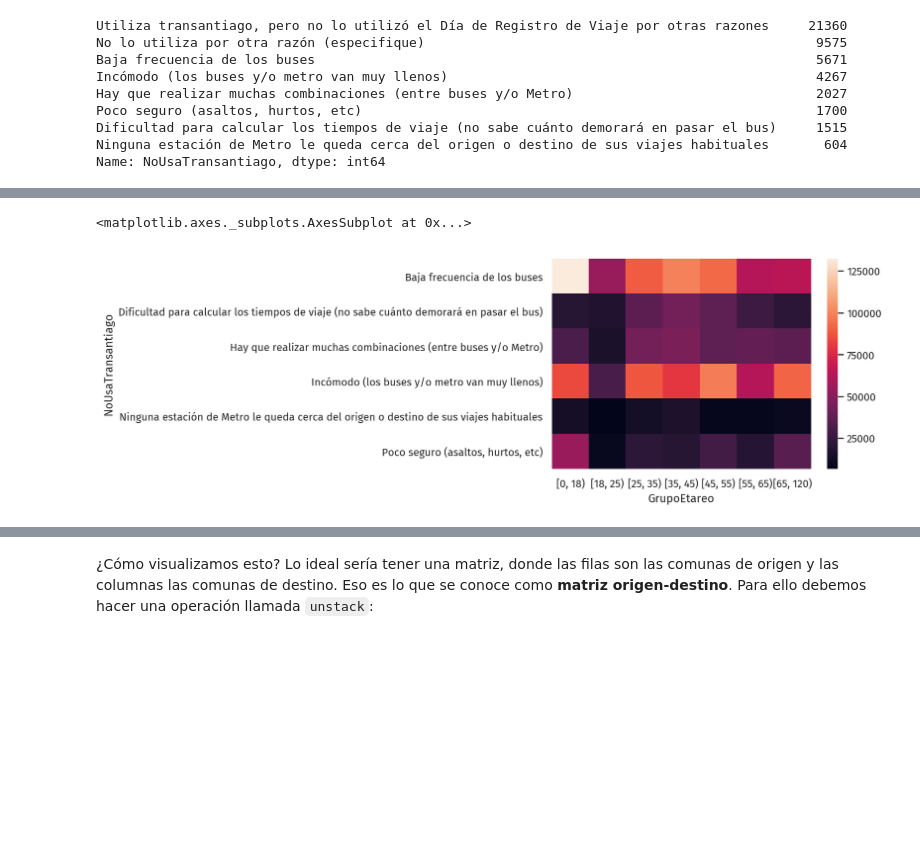
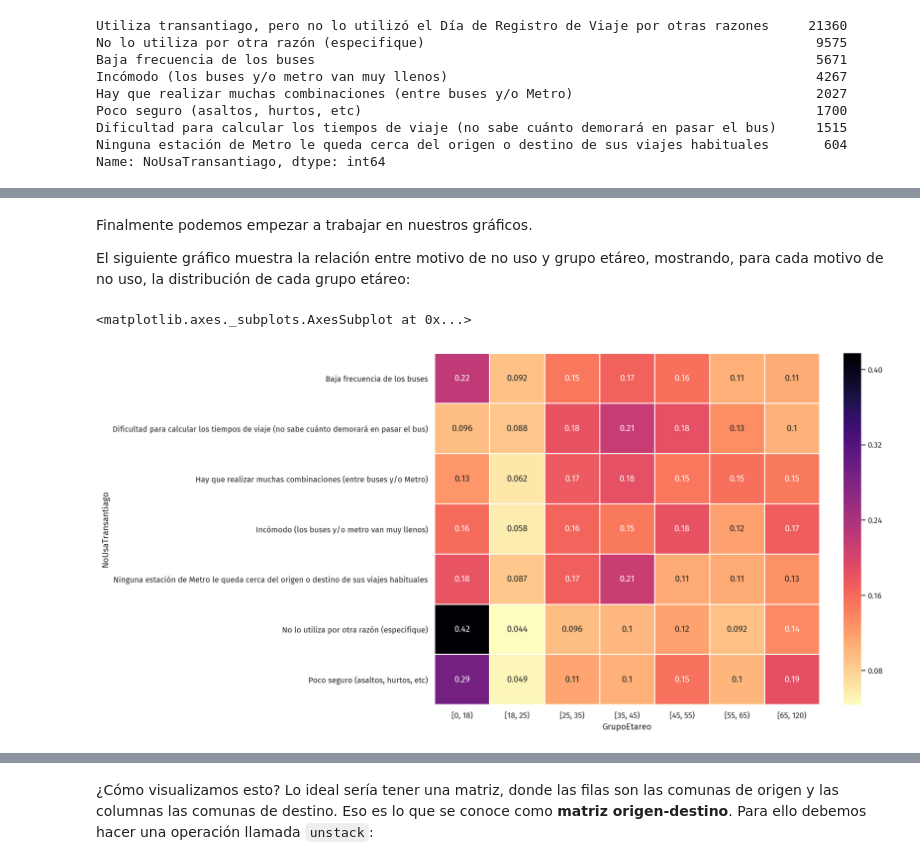
Before and after one commit to diazidx/uddvis, a Jupyter notebook: VISUDD_02_caso_eod_tablas.ipynb, the cells around one changed output, grey strips where cells are left out. Saved outputs shown, nothing was run; the diff lists cells and outputs as text; code cells hidden in the pictures; blank space fills up the shorter version.

```diff
--- a/VISUDD_02_caso_eod_tablas.ipynb
+++ b/VISUDD_02_caso_eod_tablas.ipynb
@@ -244,5 +352,5 @@ personas_hogar['Edad'] = 2013 - personas_hogar['AnoNac']
 # %%
-personas_hogar['GrupoEtareo'], bins_edad = pd.cut(personas_hogar['Edad'], [0, 18, 25, 35, 45, 55, 65, 120], right=False, retbins=True)
+personas_hogar['GrupoEtareo'] = pd.cut(personas_hogar['Edad'], [0, 18, 25, 35, 45, 55, 65, 120], right=False)
 personas_hogar['GrupoEtareo'].value_counts()
 # %% [output]
 [0, 18)      13068
@@ -256,14 +409,6 @@ Name: GrupoEtareo, dtype: int64
 # %%
-no_usa_transantiago = (personas_hogar[pd.notnull(personas_hogar.NoUsaTransantiago)]
-   ['NoUsaTransantiago']
-   .str.split(';')
-   .explode()
-   .reset_index()
-   .assign(NoUsaTransantiago=lambda x: decode_column(x, path + '/Tablas_parametros/NoUsaTransantiago.csv', 'NoUsaTransantiago', index_dtype=str))
-   .set_index('Persona')
-)
-
-no_usa_transantiago['NoUsaTransantiago'].value_counts()
+no_usan_transantiago['NoUsaTransantiago'] = decode_column(no_usan_transantiago, path + '/Tablas_parametros/NoUsaTransantiago.csv', 'NoUsaTransantiago', index_dtype=str)
+no_usan_transantiago['NoUsaTransantiago'].value_counts()
 # %% [output]
 Utiliza transantiago, pero no lo utilizó el Día de Registro de Viaje por otras razones     21360
 No lo utiliza por otra razón (especifique)                                                  9575
@@ -277,8 +424,5 @@ Name: NoUsaTransantiago, dtype: int64
 # %%
-no_interest = ['Utiliza transantiago, pero no lo utilizó el Día de Registro de Viaje por otras razones',
-               'No lo utiliza por otra razón (especifique)']
-
-no_usa_transantiago = (no_usa_transantiago[~no_usa_transantiago.NoUsaTransantiago.isin(no_interest)]
-                       .join(personas_hogar[['Sector', 'GrupoEtareo', 'Edad', 'Sexo', 'FactorPersona']]))
-no_usa_transantiago.sample(5)
+irrelevante = 'Utiliza transantiago, pero no lo utilizó el Día de Registro de Viaje por otras razones'
+no_usan_transantiago = no_usan_transantiago[no_usan_transantiago.NoUsaTransantiago != irrelevante]
+len(no_usan_transantiago)
 # %% [output]
@@ -291,0 +432,3 @@ no_usa_transantiago.sample(5)
+# %%
+no_usan_transantiago = no_usan_transantiago.merge(personas_hogar[['Persona', 'Sector', 'GrupoEtareo', 'Edad', 'Sexo', 'FactorPersona']])
+no_usan_transantiago.sample(5)
@@ -292,10 +442,17 @@ no_usa_transantiago.sample(5)
+# %% [markdown]
+Finalmente podemos empezar a trabajar en nuestros gráficos.
+
+El siguiente gráfico muestra la relación entre motivo de no uso y grupo etáreo, mostrando, para cada motivo de no uso, la distribución de cada grupo etáreo:
 # %%
-(no_usa_transantiago.groupby(['NoUsaTransantiago', 'GrupoEtareo'])
- ['FactorPersona']
- .sum()
- .unstack()
- .fillna(0)
- .pipe(sns.heatmap))
+no_uso_por_edad = (no_usan_transantiago
+ .groupby(['NoUsaTransantiago', 'GrupoEtareo'])
+ .agg(n_personas=('FactorPersona', 'sum'))
+ ['n_personas'].unstack(fill_value=0)
+ .pipe(normalize_rows)
+)
+
+plt.figure(figsize=(12, 9))
+sns.heatmap(no_uso_por_edad, linewidth=1, annot=True, cmap='magma_r')
 # %% [output]
 <matplotlib.axes._subplots.AxesSubplot at 0x...>
-[figure, old version]
+[figure, new version]
```
Also changed, not shown: parts of 76 cells of this notebook.
